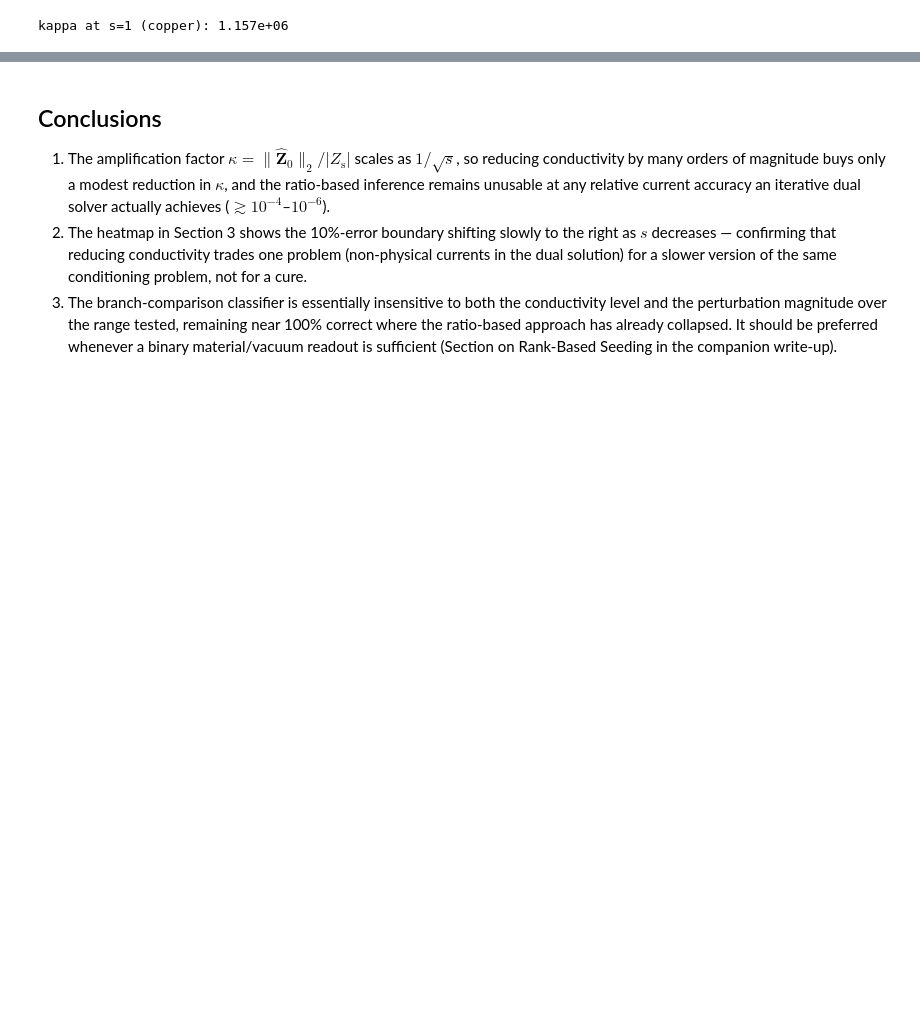
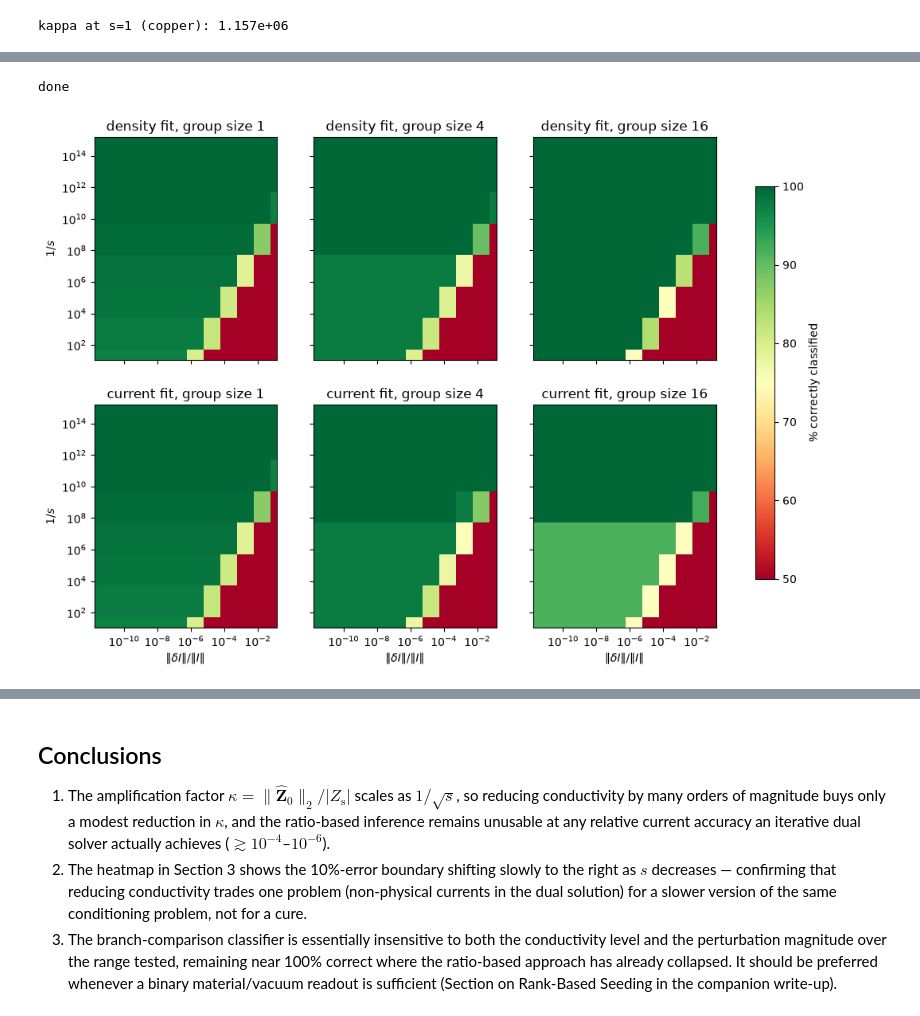
Before and after one commit to liskaja8/dolphindes, a Jupyter notebook: examples/limits/inference_sensitivity.ipynb, the cells around one changed output, grey strips where cells are left out. Drawn from its saved outputs; the diff is of its cells as text; code cells hidden in the pictures; blank space fills up the shorter version.

```diff
--- a/examples/limits/inference_sensitivity.ipynb
+++ b/examples/limits/inference_sensitivity.ipynb
@@ -316,0 +430,53 @@ kappa at s=1 (copper): 1.157e+06
+# %%
+def make_groups(gsize):
+    # boundaries at 0, the removed block edges and N, subdivided into blocks of ~gsize
+    edges = [0, N // 3, N // 3 + N // 5, N]
+    groups = []
+    for a, c in zip(edges[:-1], edges[1:]):
+        k = max(1, int(round((c - a) / gsize)))
+        groups += [g for g in np.array_split(np.arange(a, c), k)]
+    return groups
+
+group_sizes = [1, 4, 16]
+methods = ['density', 'current']
+acc = {(m, g): np.zeros((len(s_grid), len(eta_grid))) for m in methods for g in group_sizes}
+acc_branch = np.zeros((len(s_grid), len(eta_grid)))
+
+for i_s, s in enumerate(s_grid):
+    sysd = build_system(s)
+    Zt = sysd['Zt']
+    Ib = np.zeros(N, dtype=complex)
+    Ib[keep_mask] = np.linalg.solve(Zt[np.ix_(keep_mask, keep_mask)], V[keep_mask])
+    for i_eta, eta in enumerate(eta_grid):
+        rec = {k: [] for k in acc}
+        rb = []
+        for _ in range(n_trials):
+            n = np.random.randn(N) + 1j * np.random.randn(N)
+            I = Ib + eta * np.linalg.norm(Ib) / np.linalg.norm(n) * n
+            for g in group_sizes:
+                groups = None if g == 1 else make_groups(g)
+                rec[('density', g)].append(np.mean((fit_density(I, sysd, groups) > 0.5) == keep_mask))
+                rec[('current', g)].append(np.mean((fit_current(I, sysd, groups) > 0.5) == keep_mask))
+            rb.append(np.mean(branch_test(I, sysd) == keep_mask))
+        for k in acc:
+            acc[k][i_s, i_eta] = np.median(rec[k])
+        acc_branch[i_s, i_eta] = np.median(rb)
+
+print("done")
+# %% [output]
+done
+# %%
+fig, axes = plt.subplots(2, len(group_sizes), figsize=(4.2 * len(group_sizes), 8), sharex=True, sharey=True)
+for j, g in enumerate(group_sizes):
+    for i, m in enumerate(methods):
+        ax = axes[i, j]
+        im = ax.pcolormesh(eta_grid, 1 / s_grid, acc[(m, g)] * 100, shading='auto',
+                           vmin=50, vmax=100, cmap='RdYlGn')
+        ax.set_xscale('log'); ax.set_yscale('log')
+        ax.set_title(f'{m} fit, group size {g}')
+        if i == 1: ax.set_xlabel(r'$\|\delta I\| / \|I\|$')
+        if j == 0: ax.set_ylabel(r'$1/s$')
+fig.colorbar(im, ax=axes, label='% correctly classified', shrink=0.8)
+plt.show()
+# %% [output]
+[figure, added]
```
Also changed, not shown: parts of 11 cells of this notebook, 34 other files.
